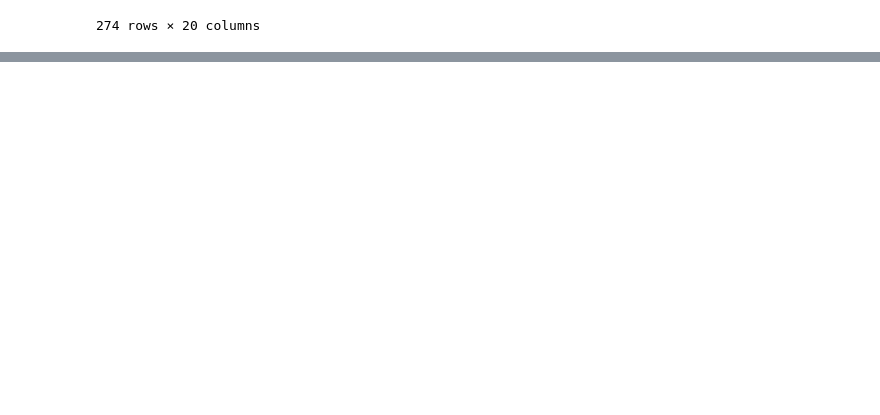
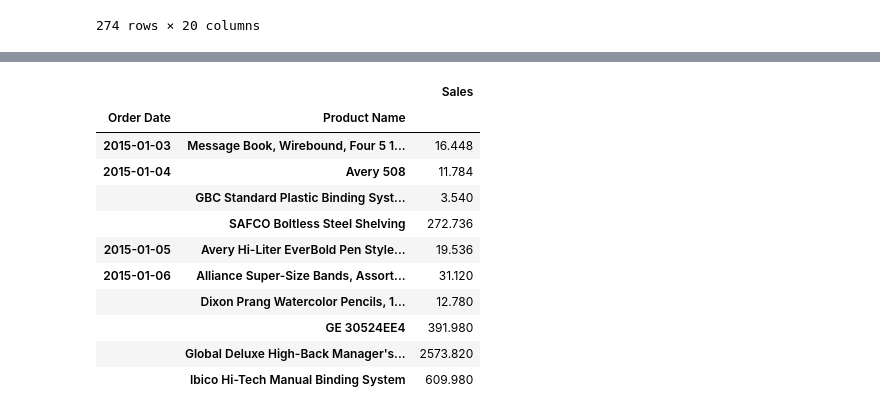
Before and after one commit to SaitoM17/superstore_sales, a Jupyter notebook: notebooks/eda_outliers.ipynb, the cells around one changed output, grey strips where cells are left out. Saved outputs shown, nothing was run; the diff lists cells and outputs as text; code cells hidden in the pictures; blank space fills up the shorter version.

```diff
--- a/notebooks/eda_outliers.ipynb
+++ b/notebooks/eda_outliers.ipynb
@@ -252,0 +255,26 @@ nov_original
+# %%
+# Extraer el mes
+mese_1 = df_2015_original[df_2015_original['Order Month'] == 1]
+mese_1
+
+# Agruparlos por order(Order Month)
+mese_x = pd.pivot_table(
+    data=mese_1,
+    values='Sales',
+    index=['Order Date', 'Product Name']
+)
+
+mese_x.head(10)
+# %% [output]
+|  |  | Sales |
+| Order Date | Product Name |  |
+| 2015-01-03 | Message Book, Wirebound, Four 5 1... | 16.448 |
+| 2015-01-04 | Avery 508 | 11.784 |
+|  | GBC Standard Plastic Binding Syst... | 3.540 |
+|  | SAFCO Boltless Steel Shelving | 272.736 |
+| 2015-01-05 | Avery Hi-Liter EverBold Pen Style... | 19.536 |
+| 2015-01-06 | Alliance Super-Size Bands, Assort... | 31.120 |
+|  | Dixon Prang Watercolor Pencils, 1... | 12.780 |
+|  | GE 30524EE4 | 391.980 |
+|  | Global Deluxe High-Back Manager's... | 2573.820 |
+|  | Ibico Hi-Tech Manual Binding System | 609.980 |
```
Also changed, not shown: parts of 4 cells of this notebook.
